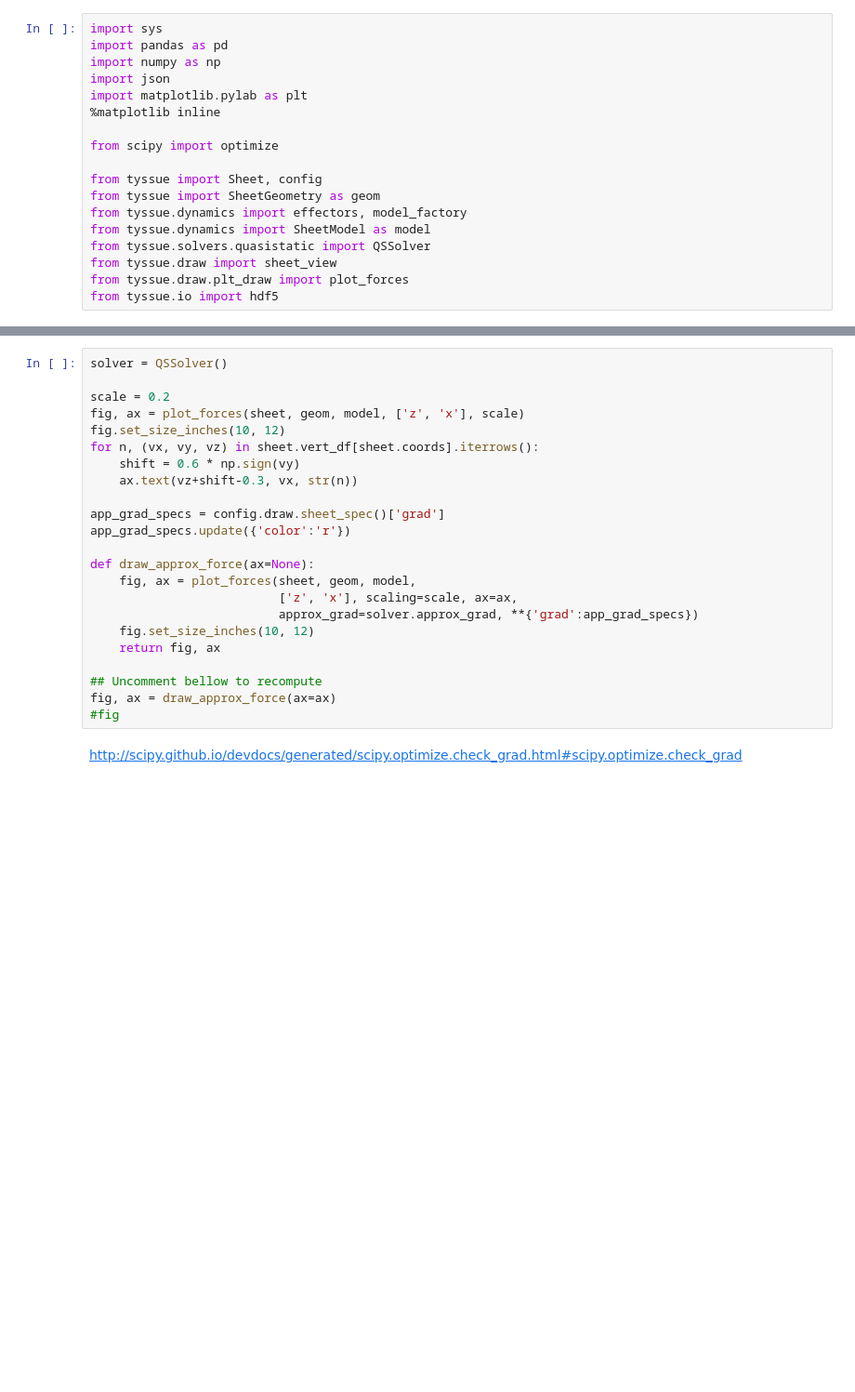
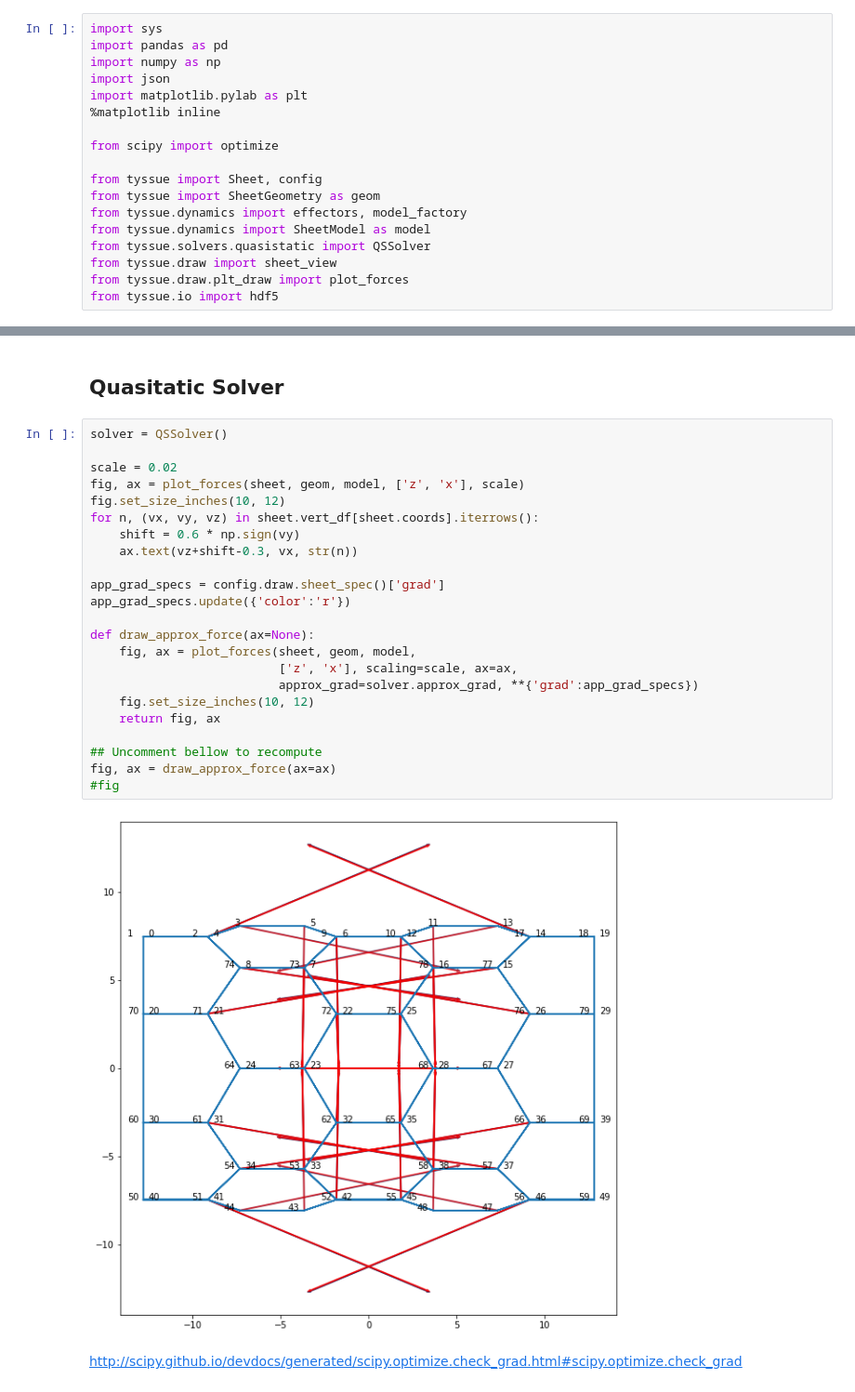
Before and after one commit to DamCB/tyssue-demo, a Jupyter notebook: Quasistatic_models.ipynb, the cells around one changed output, grey strips where cells are left out. Shown: that part at 93% size. Cells and saved outputs as stored; diff of their text form; blank space fills up the shorter version.

```diff
--- a/Quasistatic_models.ipynb
+++ b/Quasistatic_models.ipynb
@@ -115,26 +144,30 @@ gradients['Line tension'][0].head()
+# %% [markdown]
+## Quasitatic Solver
 # %%
 solver = QSSolver()
 
-scale = 0.2
+scale = 0.02
 fig, ax = plot_forces(sheet, geom, model, ['z', 'x'], scale)
 fig.set_size_inches(10, 12)
 for n, (vx, vy, vz) in sheet.vert_df[sheet.coords].iterrows():
     shift = 0.6 * np.sign(vy)
     ax.text(vz+shift-0.3, vx, str(n))
 
 app_grad_specs = config.draw.sheet_spec()['grad']
 app_grad_specs.update({'color':'r'})
 
 def draw_approx_force(ax=None):
     fig, ax = plot_forces(sheet, geom, model,
                           ['z', 'x'], scaling=scale, ax=ax,
                           approx_grad=solver.approx_grad, **{'grad':app_grad_specs})
     fig.set_size_inches(10, 12)
     return fig, ax
 
 ## Uncomment bellow to recompute
 fig, ax = draw_approx_force(ax=ax)
 #fig
+# %% [output]
+[figure, added]
 # %% [markdown]
 http://scipy.github.io/devdocs/generated/scipy.optimize.check_grad.html#scipy.optimize.check_grad
 # %%
```
Also changed, not shown: parts of 14 cells of this notebook, 11 other files.
